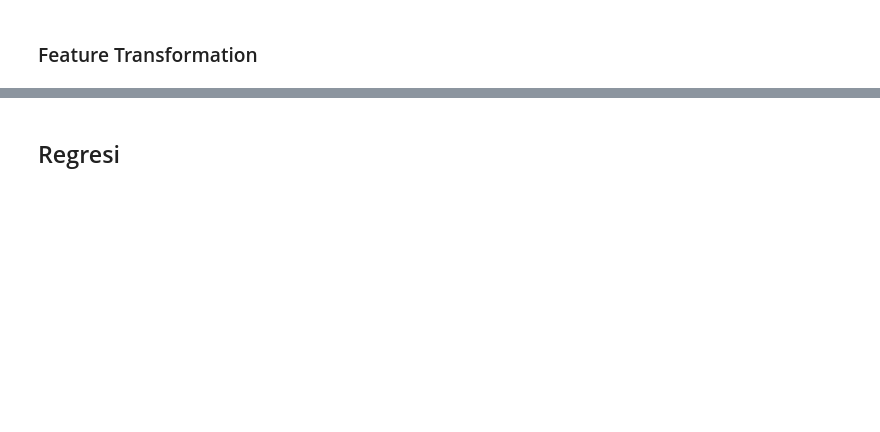
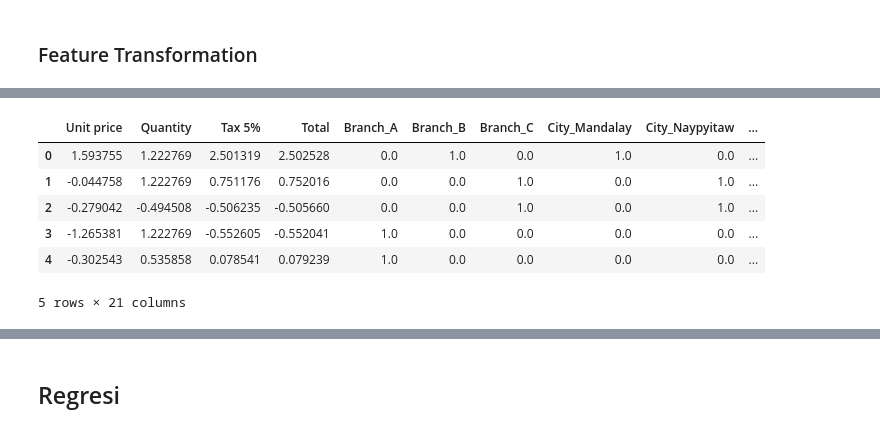
Before and after one commit to SulthanAbiyyu/mini-bootcamp-bcc-2023, a Jupyter notebook: day2.ipynb, the cells around one changed output, grey strips where cells are left out. Drawn from its saved outputs; the diff is of its cells as text; code cells hidden in the pictures; blank space fills up the shorter version.

```diff
--- a/day2.ipynb
+++ b/day2.ipynb
@@ -33,0 +190,5 @@ Berdasarkan task-nya
+# %%
+# misal kita pilih standar scaler aja
+test_ss = test_data.copy()
+test_ss[kolom_numerik] = scaler.transform(test[kolom_numerik])
+test_ss.head()
@@ -37,0 +240,14 @@ Berdasarkan task-nya
+# %%
+test_ohe = ohe.transform(test_ss[kolom_objek]).toarray()
+test_ohe = pd.DataFrame(test_ohe, columns=ohe.get_feature_names_out())
+test_ss = test_ss.drop(kolom_objek, axis=1)
+test_ss = pd.concat([test_ss.reset_index(drop=True), test_ohe], axis=1)
+test_ss.head()
+# %% [output]
+|  | Unit price | Quantity | Tax 5% | Total | Branch_A | Branch_B | Branch_C | City_Mandalay | City_Naypyitaw | ... |
+| 0 | 1.593755 | 1.222769 | 2.501319 | 2.502528 | 0.0 | 1.0 | 0.0 | 1.0 | 0.0 | ... |
+| 1 | -0.044758 | 1.222769 | 0.751176 | 0.752016 | 0.0 | 0.0 | 1.0 | 0.0 | 1.0 | ... |
+| 2 | -0.279042 | -0.494508 | -0.506235 | -0.505660 | 0.0 | 0.0 | 1.0 | 0.0 | 1.0 | ... |
+| 3 | -1.265381 | 1.222769 | -0.552605 | -0.552041 | 1.0 | 0.0 | 0.0 | 0.0 | 0.0 | ... |
+| 4 | -0.302543 | 0.535858 | 0.078541 | 0.079239 | 1.0 | 0.0 | 0.0 | 0.0 | 0.0 | ... |
+5 rows × 21 columns
```
Also changed, not shown: parts of 49 cells of this notebook.
